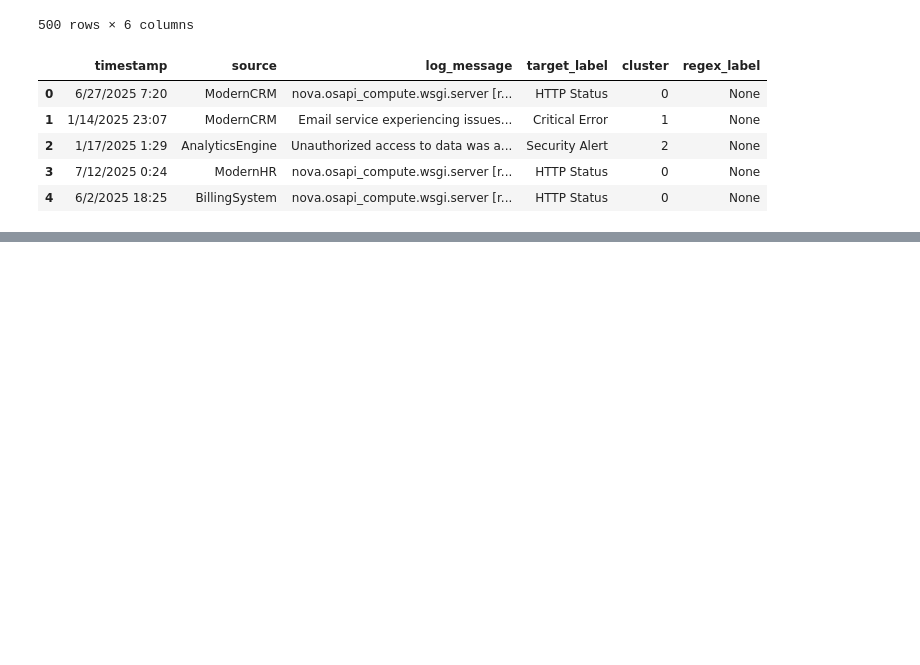
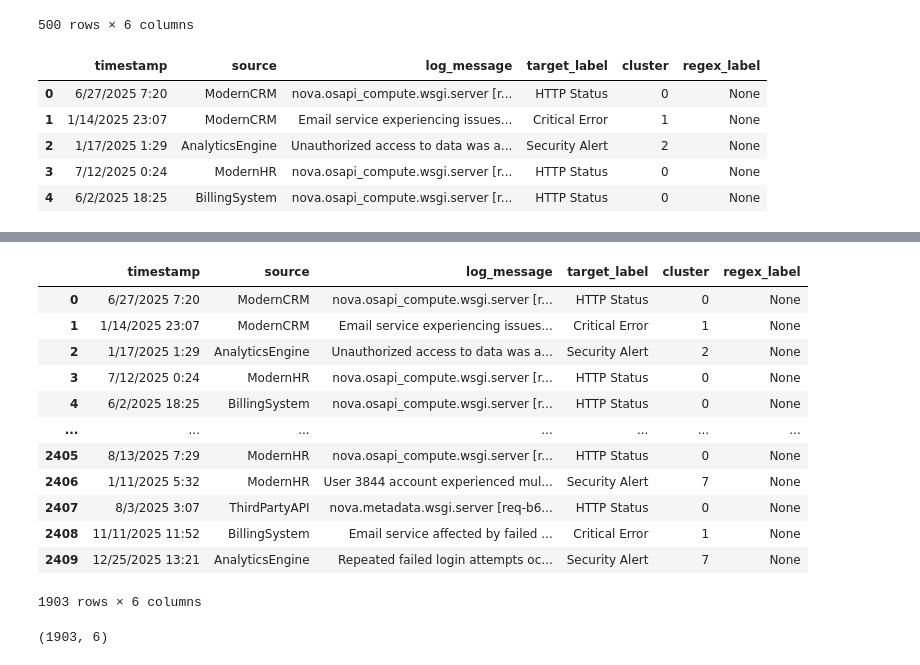
Before and after one commit to Abi27052000/log-classification-system, a Jupyter notebook: training/log_classification.ipynb, the cells around one changed output, grey strips where cells are left out. Cells and saved outputs as stored; diff of their text form; code cells hidden in the pictures; blank space fills up the shorter version.

```diff
--- a/training/log_classification.ipynb
+++ b/training/log_classification.ipynb
@@ -187,0 +190,3 @@ df[df['regex_label'].isnull()].head(5)
+# %%
+df_non_regex = df[df['regex_label'].isnull()].copy()
+df_non_regex.shape
@@ -187,0 +207,21 @@ df[df['regex_label'].isnull()].head(5)
+# %%
+df_non_legacy = df_non_regex[df_non_regex.source!="LegacyCRM"]
+df_non_legacy
+# %% [output]
+|  | timestamp | source | log_message | target_label | cluster | regex_label |
+| 0 | 6/27/2025 7:20 | ModernCRM | nova.osapi_compute.wsgi.server [r... | HTTP Status | 0 | None |
+| 1 | 1/14/2025 23:07 | ModernCRM | Email service experiencing issues... | Critical Error | 1 | None |
+| 2 | 1/17/2025 1:29 | AnalyticsEngine | Unauthorized access to data was a... | Security Alert | 2 | None |
+| 3 | 7/12/2025 0:24 | ModernHR | nova.osapi_compute.wsgi.server [r... | HTTP Status | 0 | None |
+| 4 | 6/2/2025 18:25 | BillingSystem | nova.osapi_compute.wsgi.server [r... | HTTP Status | 0 | None |
+| ... | ... | ... | ... | ... | ... | ... |
+| 2405 | 8/13/2025 7:29 | ModernHR | nova.osapi_compute.wsgi.server [r... | HTTP Status | 0 | None |
+| 2406 | 1/11/2025 5:32 | ModernHR | User 3844 account experienced mul... | Security Alert | 7 | None |
+| 2407 | 8/3/2025 3:07 | ThirdPartyAPI | nova.metadata.wsgi.server [req-b6... | HTTP Status | 0 | None |
+| 2408 | 11/11/2025 11:52 | BillingSystem | Email service affected by failed ... | Critical Error | 1 | None |
+| 2409 | 12/25/2025 13:21 | AnalyticsEngine | Repeated failed login attempts oc... | Security Alert | 7 | None |
+1903 rows × 6 columns
+# %%
+df_non_legacy.shape
+# %% [output]
+(1903, 6)
```
Also changed, not shown: parts of 8 cells of this notebook, 1 other file.
